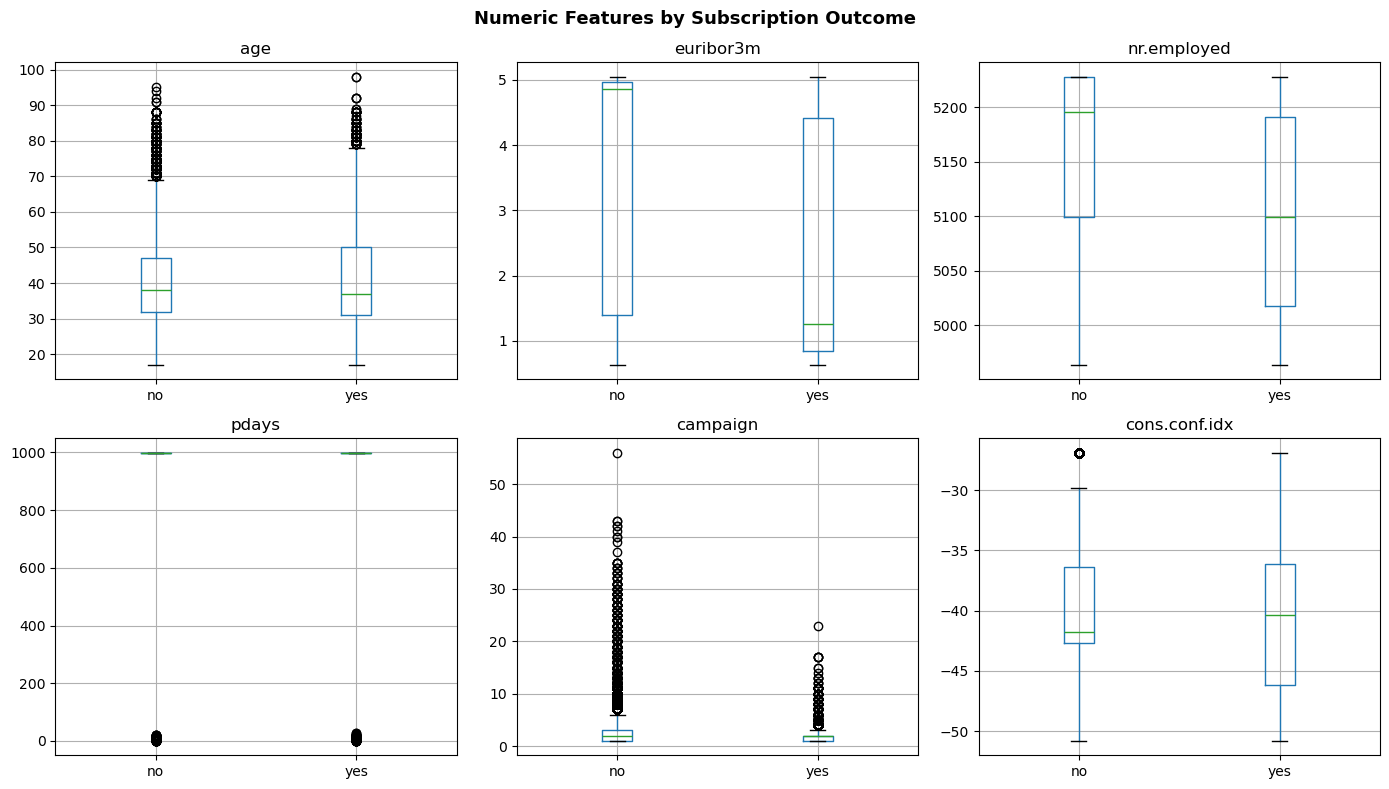
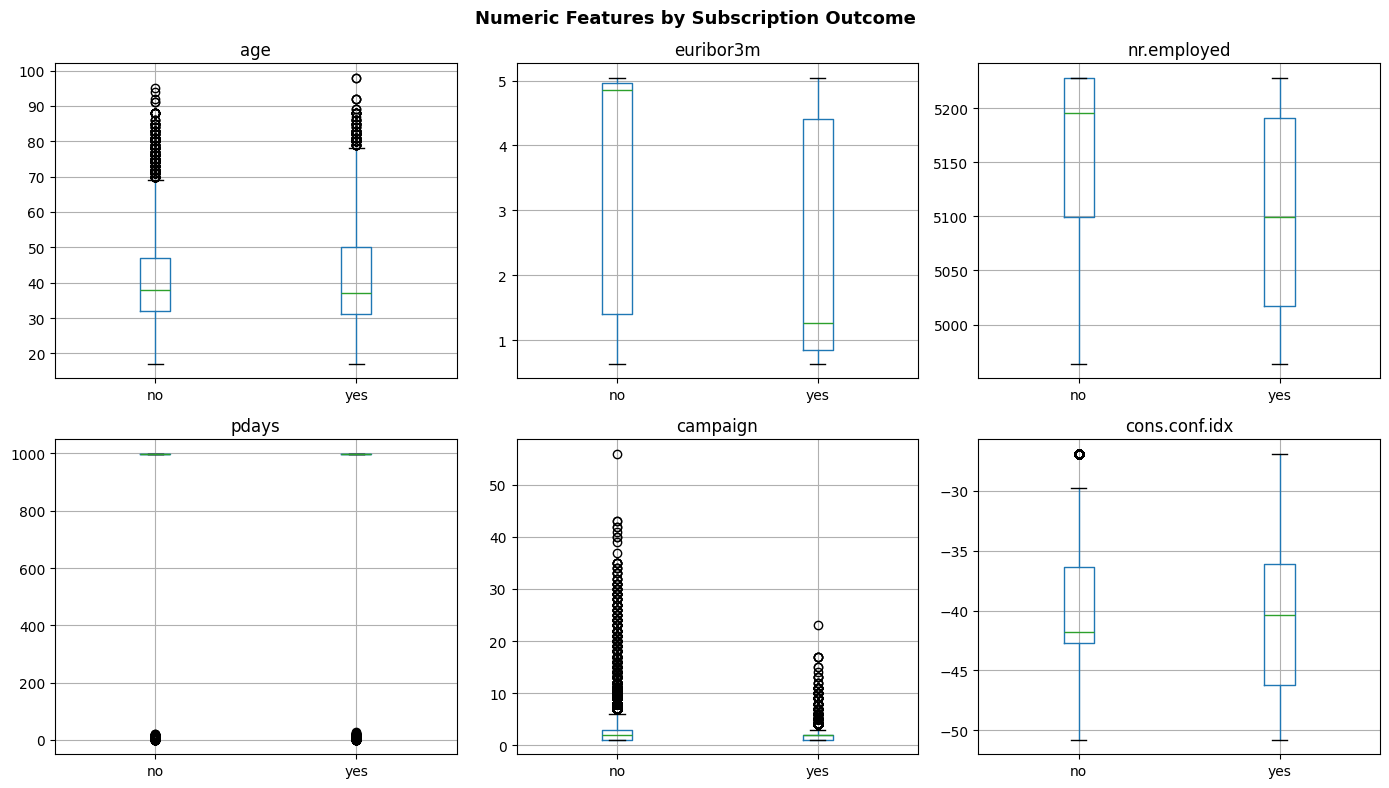
The change to this notebook cell's code, shown as a diff; its figure went from the first image to the second:
--- before
+++ after
@@ -8,4 +8,4 @@
 fig.suptitle('Numeric Features by Subscription Outcome', fontsize=13, fontweight='bold')
 plt.tight_layout()
-plt.savefig('eda_boxplots.png', dpi=120)
+# plt.savefig('eda_boxplots.png', dpi=120)
 plt.show()

Commit: Update notebook with GitHub data loading and fix seaborn import